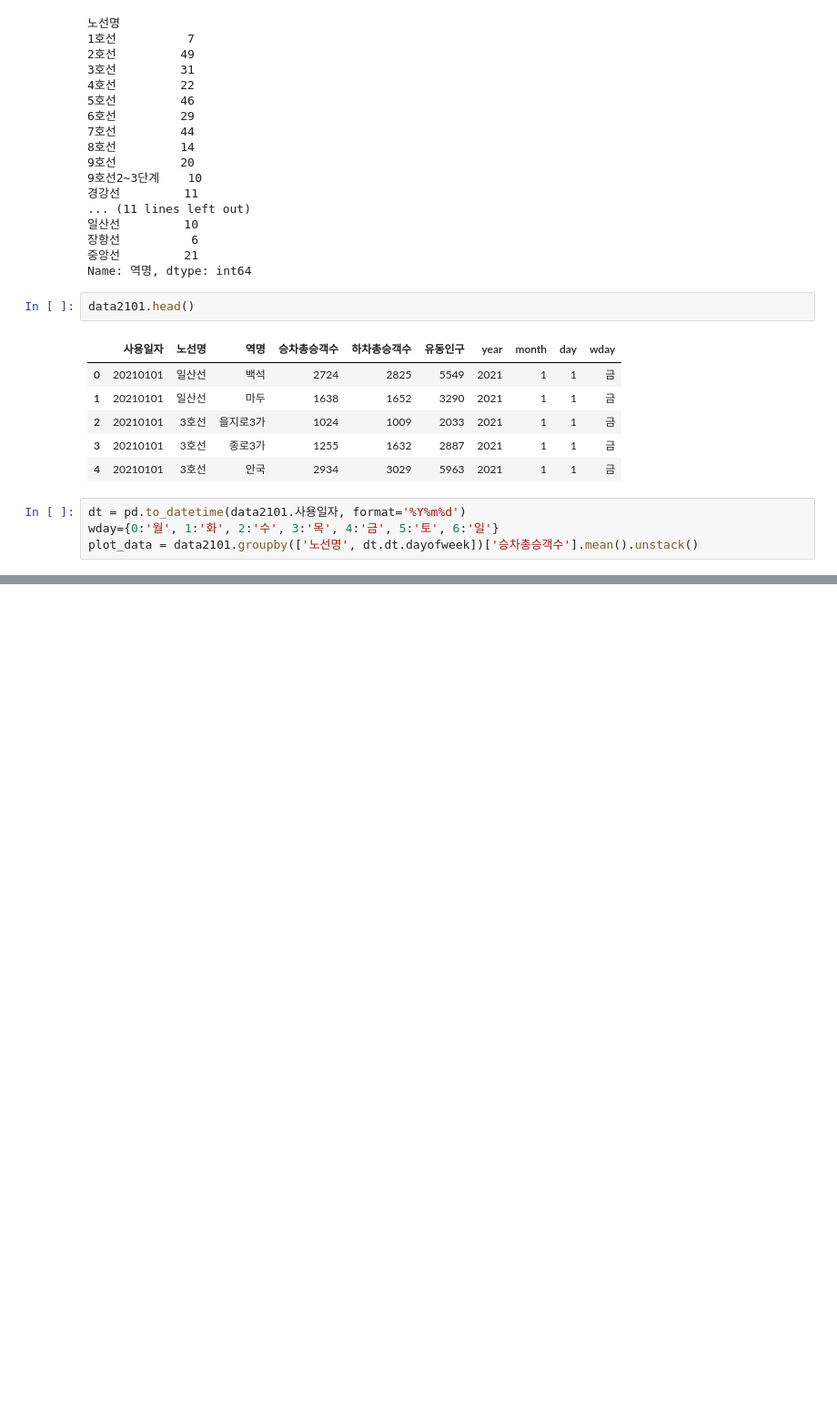
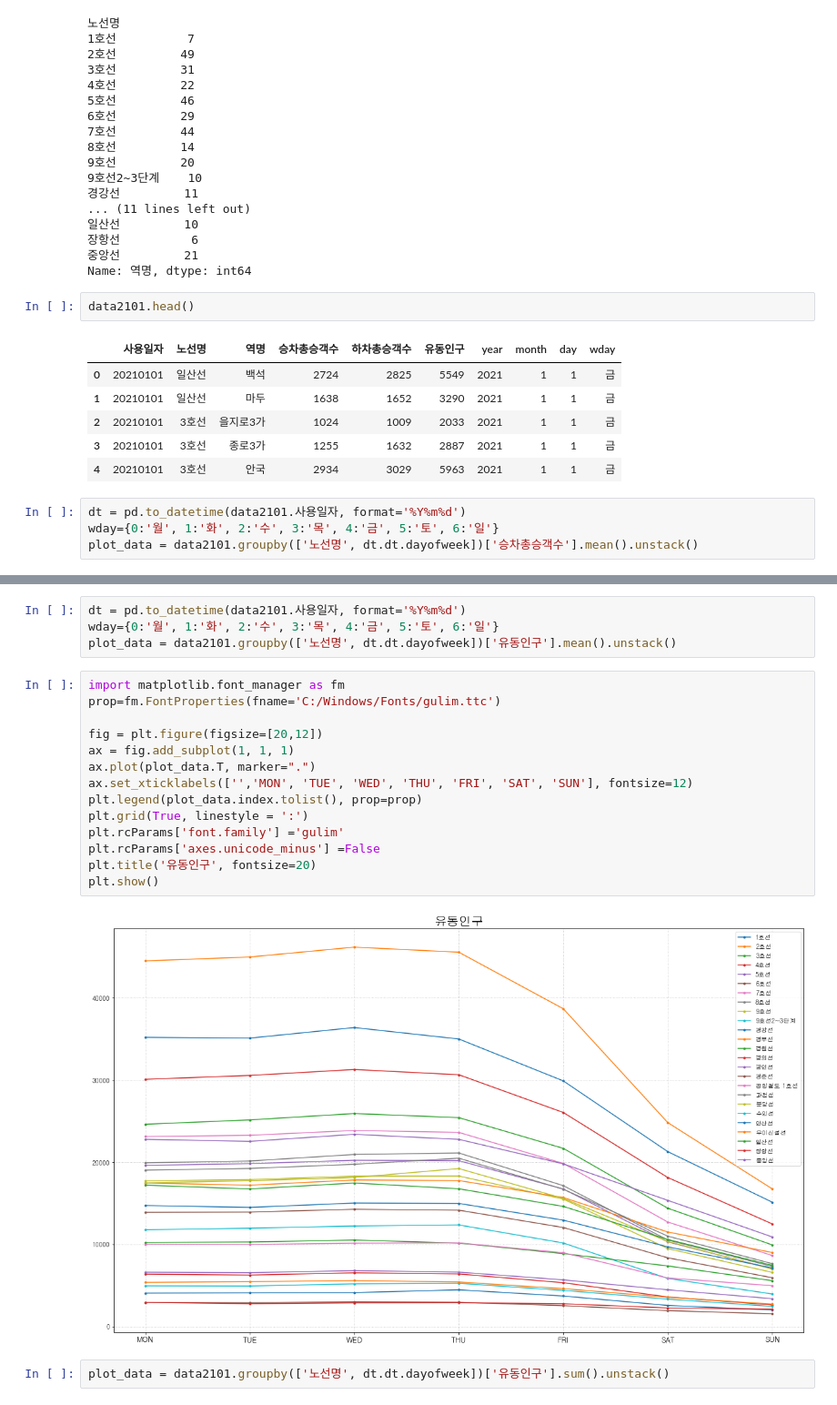
Before and after one commit to SBIK1219/Project, a Jupyter notebook: 002_SeoulSubway.ipynb, the cells around one changed output, grey strips where cells are left out. Shown at 91% size. Drawn from its saved outputs; the diff is of its cells as text; blank space fills up the shorter version.

```diff
--- a/002_SeoulSubway.ipynb
+++ b/002_SeoulSubway.ipynb
@@ -227,0 +247,22 @@ plt.show()
+# %%
+dt = pd.to_datetime(data2101.사용일자, format='%Y%m%d')
+wday={0:'월', 1:'화', 2:'수', 3:'목', 4:'금', 5:'토', 6:'일'}
+plot_data = data2101.groupby(['노선명', dt.dt.dayofweek])['유동인구'].mean().unstack()
+# %%
+import matplotlib.font_manager as fm
+prop=fm.FontProperties(fname='C:/Windows/Fonts/gulim.ttc')
+
+fig = plt.figure(figsize=[20,12])
+ax = fig.add_subplot(1, 1, 1)
+ax.plot(plot_data.T, marker=".")
+ax.set_xticklabels(['','MON', 'TUE', 'WED', 'THU', 'FRI', 'SAT', 'SUN'], fontsize=12)
+plt.legend(plot_data.index.tolist(), prop=prop)
+plt.grid(True, linestyle = ':')
+plt.rcParams['font.family'] ='gulim'
+plt.rcParams['axes.unicode_minus'] =False
+plt.title('유동인구', fontsize=20)
+plt.show()
+# %% [output]
+[figure, added]
+# %%
+plot_data = data2101.groupby(['노선명', dt.dt.dayofweek])['유동인구'].sum().unstack()
```
Also changed, not shown: parts of 3 cells of this notebook.
